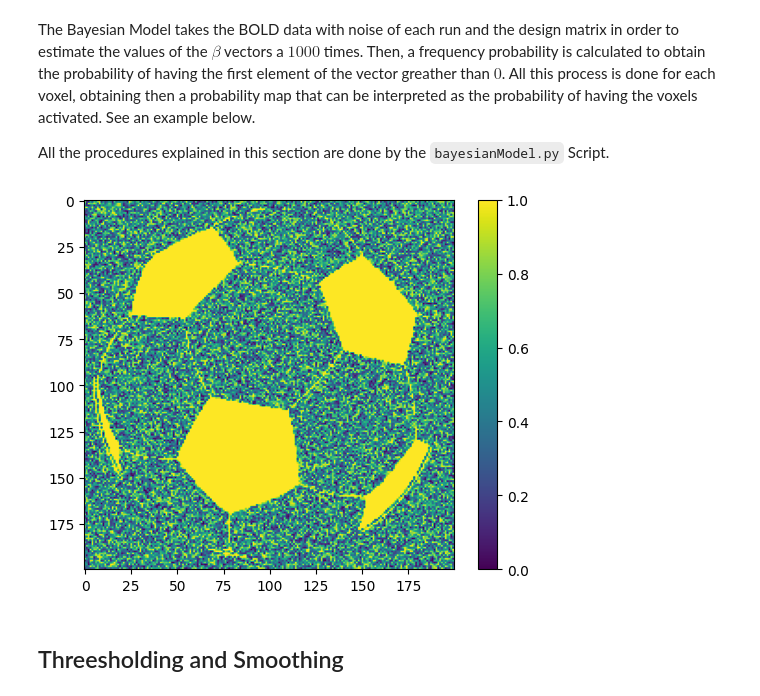
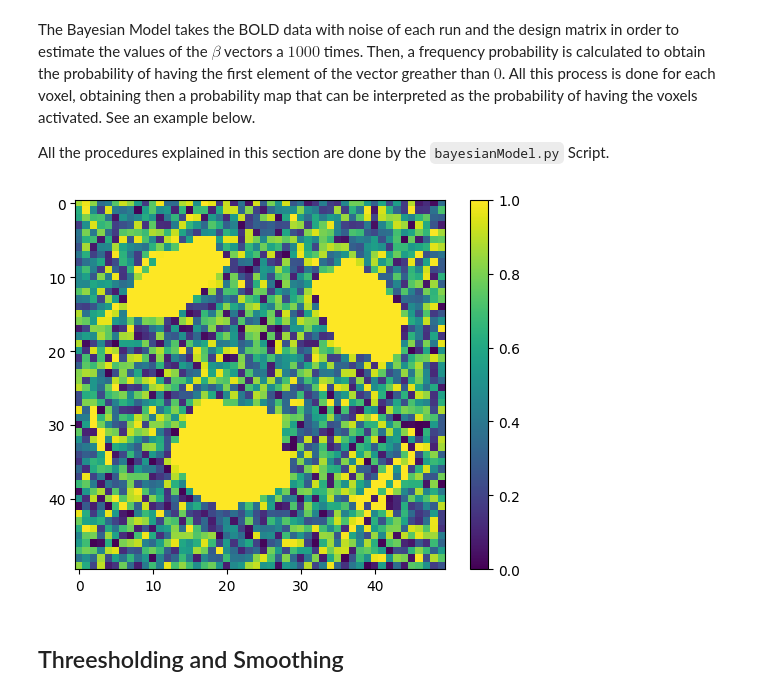
Before and after one commit to juanesfco/Thesis, a Jupyter notebook: resultsSims.ipynb, the cells around one changed output. Cells and saved outputs as stored; diff of their text form; code cells hidden in the pictures.

```diff
--- a/resultsSims.ipynb
+++ b/resultsSims.ipynb
@@ -122,12 +152,12 @@ The Bayesian Model takes the BOLD data with noise of each run and the design mat
 
 All the procedures explained in this section are done by the `bayesianModel.py` Script.
 # %%
-stProb_P0Q0 = pd.read_csv('Data/Simulations/stProb_P0Q0.csv',index_col=0)
+stProb_P0Q0 = pd.read_csv('Data/Simulations/pMap_P0Q0.csv',index_col=0)
 r1_stProb_P0Q0 = stProb_P0Q0.loc[0].values
 
-fmriu.plotImage(r1_stProb_P0Q0,200)
+fmriu.plotImage(r1_stProb_P0Q0,50)
 # %% [output]
-[figure, old version]
+[figure, new version]
 # %% [markdown]
 ## Threesholding and Smoothing
 # %% [markdown]
```
Also changed, not shown: parts of 21 cells of this notebook, 38 other files.
